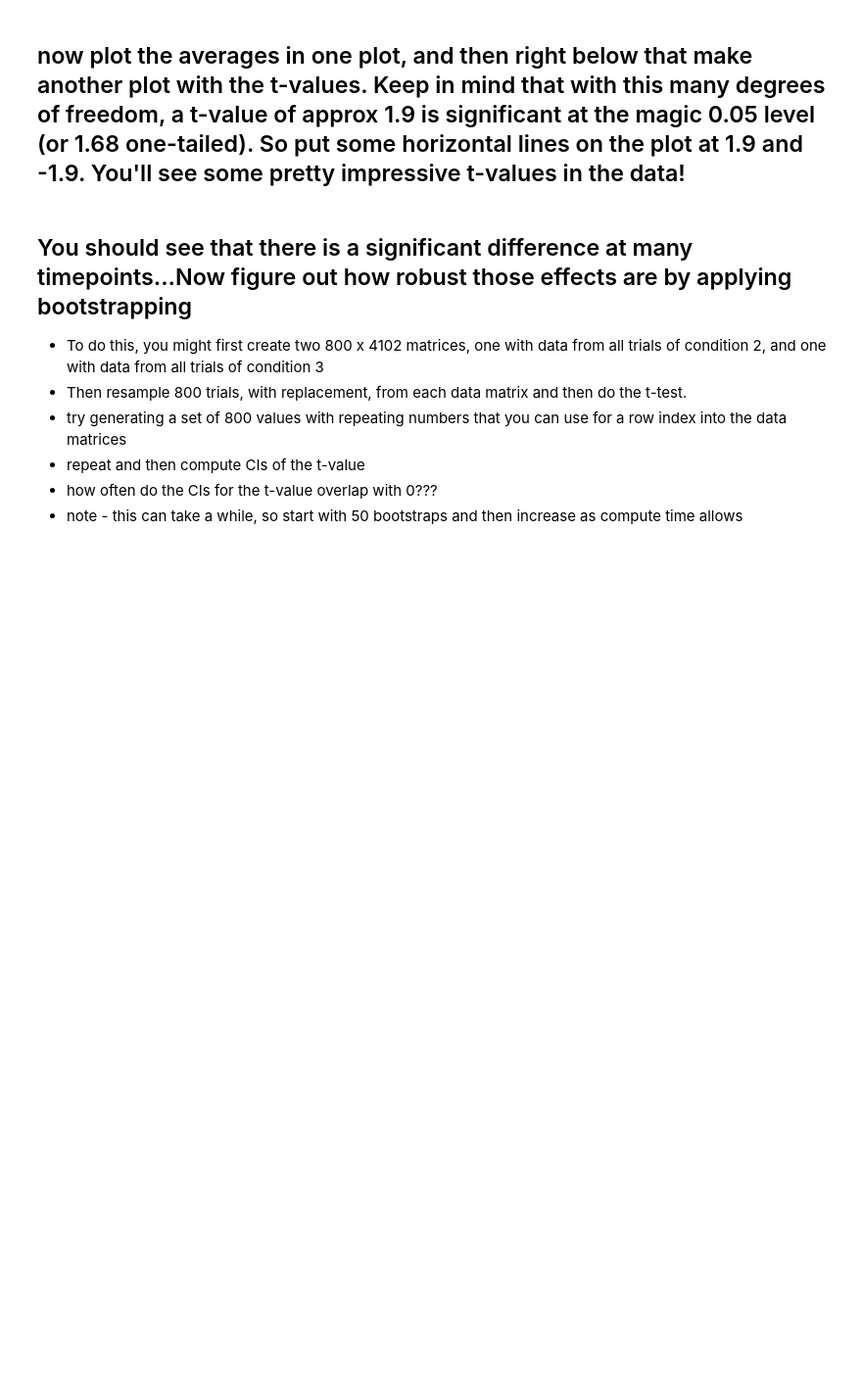
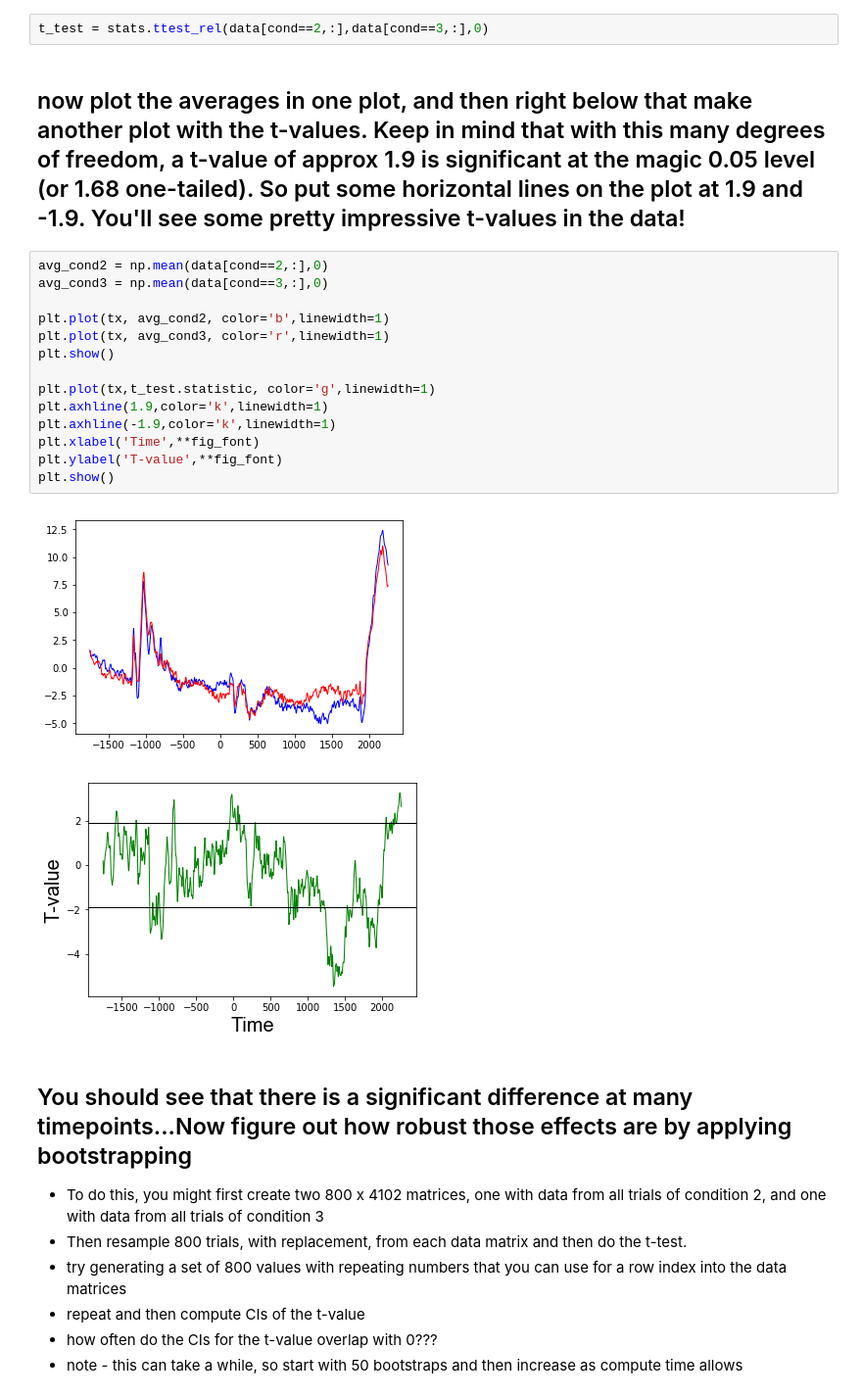
Before and after one commit to vipdang/PSYC-NEU-231, a Jupyter notebook: Tutorial031_Exercises_InClass.ipynb, the cells around one changed output. Shown at 98% size. Saved outputs shown, nothing was run; the diff lists cells and outputs as text; blank space fills up the shorter version.

```diff
--- a/Tutorial031_Exercises_InClass.ipynb
+++ b/Tutorial031_Exercises_InClass.ipynb
@@ -167,7 +219,26 @@ cond = np.hstack((np.ones(num_samp_cond), np.ones(num_samp_cond)*2, np.ones(num_
 # %% [markdown]
 ## Next do a t-test for related samples comparing the responses in conditions 2 and 3 at each point in time. Note - you can do this all in one line of code!
+# %%
+t_test = stats.ttest_rel(data[cond==2,:],data[cond==3,:],0)
 # %% [markdown]
 ## now plot the averages in one plot, and then right below that make another plot with the t-values. Keep in mind that with this many degrees of freedom, a t-value of approx 1.9 is significant at the magic 0.05 level (or 1.68 one-tailed). So put some horizontal lines on the plot at 1.9 and -1.9. You'll see some pretty impressive t-values in the data!
+# %%
+avg_cond2 = np.mean(data[cond==2,:],0)
+avg_cond3 = np.mean(data[cond==3,:],0)
+
+plt.plot(tx, avg_cond2, color='b',linewidth=1)
+plt.plot(tx, avg_cond3, color='r',linewidth=1)
+plt.show()
+
+plt.plot(tx,t_test.statistic, color='g',linewidth=1)
+plt.axhline(1.9,color='k',linewidth=1)
+plt.axhline(-1.9,color='k',linewidth=1)
+plt.xlabel('Time',**fig_font)
+plt.ylabel('T-value',**fig_font)
+plt.show()
+# %% [output]
+[figure, added]
+[figure, added]
 # %% [markdown]
 ## You should see that there is a significant difference at many timepoints...Now figure out how robust those effects are by applying bootstrapping
 * To do this, you might first create two 800 x 4102 matrices, one with data from all trials of condition 2, and one with data from all trials of condition 3
```
Also changed, not shown: parts of 6 cells of this notebook, 1 other file.
